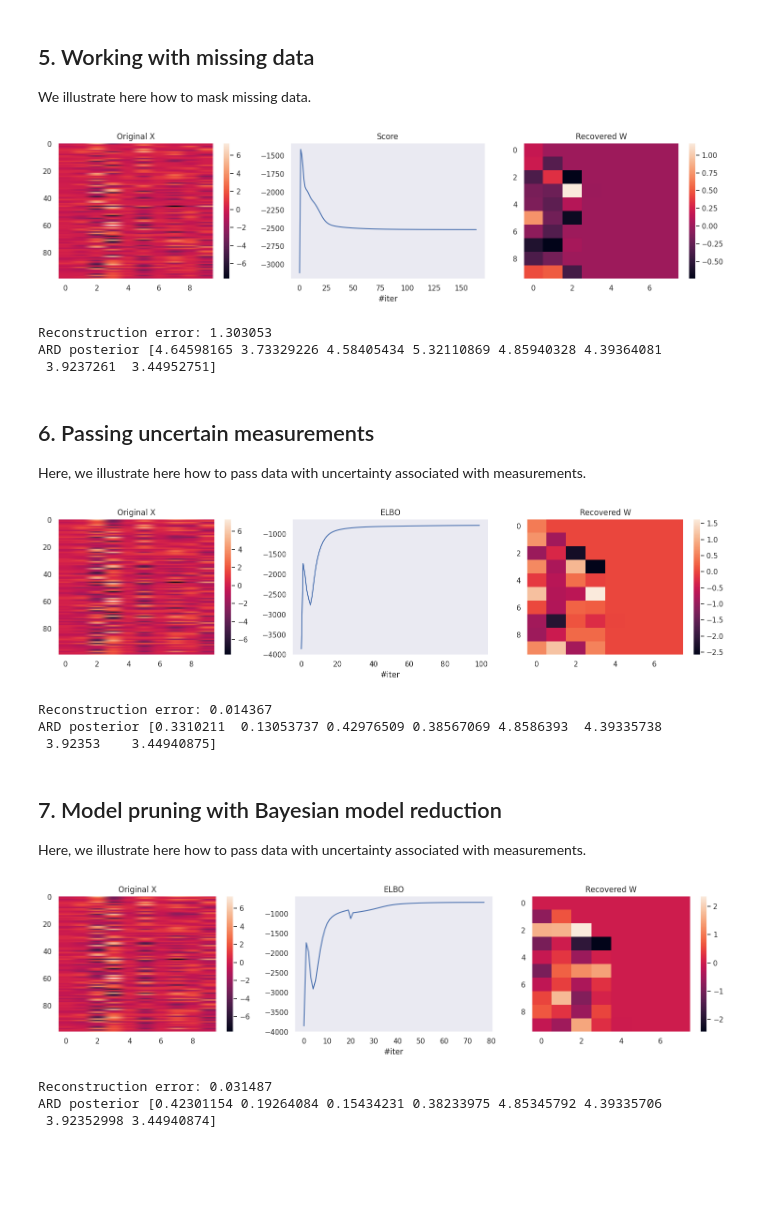
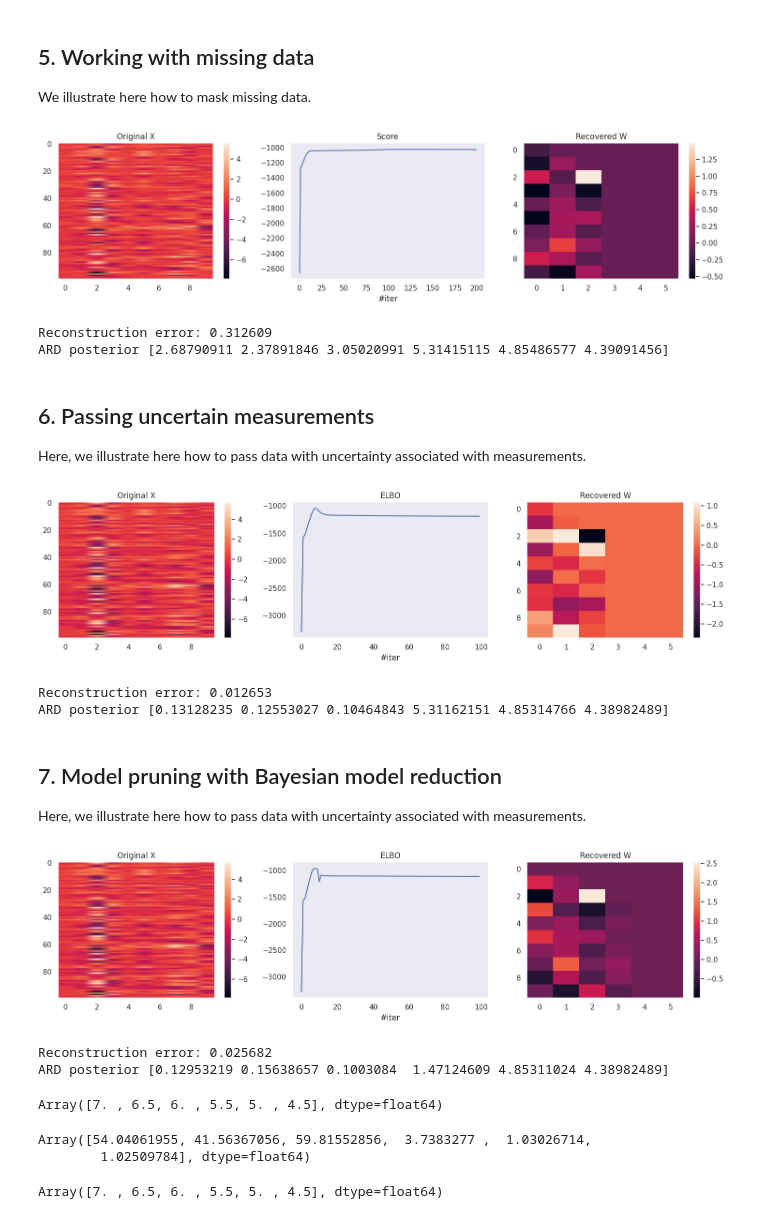
Before and after one commit to dimarkov/sppcax, a Jupyter notebook: examples/debug_factor_analysis.ipynb, the cells around one changed output. Drawn from its saved outputs; the diff is of its cells as text; code cells hidden in the pictures; blank space fills up the shorter version.

```diff
--- a/examples/debug_factor_analysis.ipynb
+++ b/examples/debug_factor_analysis.ipynb
@@ -31,7 +31,9 @@ key = jr.PRNGKey(0)
 # Data dimensions
 n_samples = 100
 n_features = 10
-n_components = 4
+n_components = 3
+
+assert (n_features - n_components)**2 >= n_features + n_components
 
 mask = jnp.transpose(jnp.clip(jnp.arange(n_features), a_max=n_components)[..., None] >= jnp.arange(n_components))
 
@@ -314,10 +314,10 @@ data_mask = jr.bernoulli(_key, p=.8, shape=X.shape)
 model = PFA(n_components=2 * n_components, n_features=n_features, data_mask=data_mask)
 
 # Fit model
-fitted_model, lls = fit(model, X, tol=1e-2, n_iter=200)
+fitted_model, lls = fit(model, X, tol=1e-3, n_iter=200)
 
 # Transform data
-qz = transform(fitted_model, X, use_data_mask=False)
+qz = transform(fitted_model, X, use_data_mask=True)
 
 # inverse transform returns a multivariate normal distribution
 X_reconstructed = inverse_transform(fitted_model, qz).mean
@@ -349,10 +349,9 @@ print(f"Reconstruction error: {error:.6f}")
 
 print("ARD posterior", fitted_model.W_dist.gamma.mean)
 # %% [output]
-[figure, old version]
+[figure, new version]
-Reconstruction error: 1.303053
-ARD posterior [4.64598165 3.73329226 4.58405434 5.32110869 4.85940328 4.39364081
- 3.9237261  3.44952751]
+Reconstruction error: 0.312609
+ARD posterior [2.68790911 2.37891846 3.05020991 5.31415115 4.85486577 4.39091456]
 # %% [markdown]
 ## 6. Passing uncertain measurements
 
@@ -365,7 +364,7 @@ X_dist = MultivariateNormal(loc=X, precision=100*jnp.eye(n_features))
 model = PFA(n_components=2 * n_components, n_features=n_features)
 
 # Fit model
-fitted_model, elbos = fit(model, X_dist, tol=1e-2)
+fitted_model, elbos = fit(model, X_dist, tol=5e-2)
 
 # Transform data
 qz = transform(fitted_model, X_dist)
@@ -400,20 +399,19 @@ print(f"Reconstruction error: {error:.6f}")
 
 print("ARD posterior", fitted_model.W_dist.gamma.mean)
 # %% [output]
-[figure, old version]
+[figure, new version]
-Reconstruction error: 0.014367
-ARD posterior [0.3310211  0.13053737 0.42976509 0.38567069 4.8586393  4.39335738
- 3.92353    3.44940875]
+Reconstruction error: 0.012653
+ARD posterior [0.13128235 0.12553027 0.10464843 5.31162151 4.85314766 4.38982489]
 # %% [markdown]
 ## 7. Model pruning with Bayesian model reduction
 
 Here, we illustrate here how to pass data with uncertainty associated with measurements.
 # %%
 # Initialize model
-model = PFA(n_components=2 * n_components, n_features=n_features, random_state=jr.PRNGKey(101))
+model = PFA(n_components=2 * n_components, n_features=n_features, random_state=jr.PRNGKey(111))
 
 # Fit model
-fitted_model, elbos = fit(model, X, tol=1e-2, use_bmr=True, bmr_frequency=20)
+fitted_model, elbos = fit(model, X, tol=1e-2, use_bmr=True, bmr_frequency=10)
 
 # Transform data
 qz = transform(fitted_model, X)
@@ -421,34 +419,48 @@ qz = transform(fitted_model, X)
 # inverse transform returns a multivariate normal distribution
 X_reconstructed = inverse_transform(fitted_model, qz).mean
 
 # Visualize results
 plt.figure(figsize=(15, 4))
 
 plt.subplot(131)
 plt.imshow(X, aspect='auto')
 plt.title('Original X')
 plt.colorbar()
 
 plt.subplot(132)
 plt.plot(elbos)
 plt.title('ELBO')
 plt.xlabel('#iter')
 
 plt.subplot(133)
 plt.imshow(fitted_model.W_dist.mean, aspect='auto')
 plt.title('Recovered W')
 plt.colorbar()
 
 plt.tight_layout()
 plt.show()
 
 # Print reconstruction error
 error = jnp.mean((X - X_reconstructed) ** 2)
 print(f"Reconstruction error: {error:.6f}")
 
 print("ARD posterior", fitted_model.W_dist.gamma.mean)
 # %% [output]
-[figure, old version]
+[figure, new version]
-Reconstruction error: 0.031487
-ARD posterior [0.42301154 0.19264084 0.15434231 0.38233975 4.85345792 4.39335706
- 3.92352998 3.44940874]
+Reconstruction error: 0.025682
+ARD posterior [0.12953219 0.15638657 0.1003084  1.47124609 4.85311024 4.38982489]
+# %%
+fitted_model.W_dist.gamma.alpha
+# %% [output]
+Array([7. , 6.5, 6. , 5.5, 5. , 4.5], dtype=float64)
+# %%
+fitted_model.W_dist.gamma.beta
+# %% [output]
+Array([54.04061955, 41.56367056, 59.81552856,  3.7383277 ,  1.03026714,
+        1.02509784], dtype=float64)
+# %%
+model = PFA(n_components=2 * n_components, n_features=n_features, random_state=jr.PRNGKey(111))
+
+model.W_dist.gamma.mean
+# %% [output]
+Array([7. , 6.5, 6. , 5.5, 5. , 4.5], dtype=float64)
```
Also changed, not shown: parts of 7 cells of this notebook.
